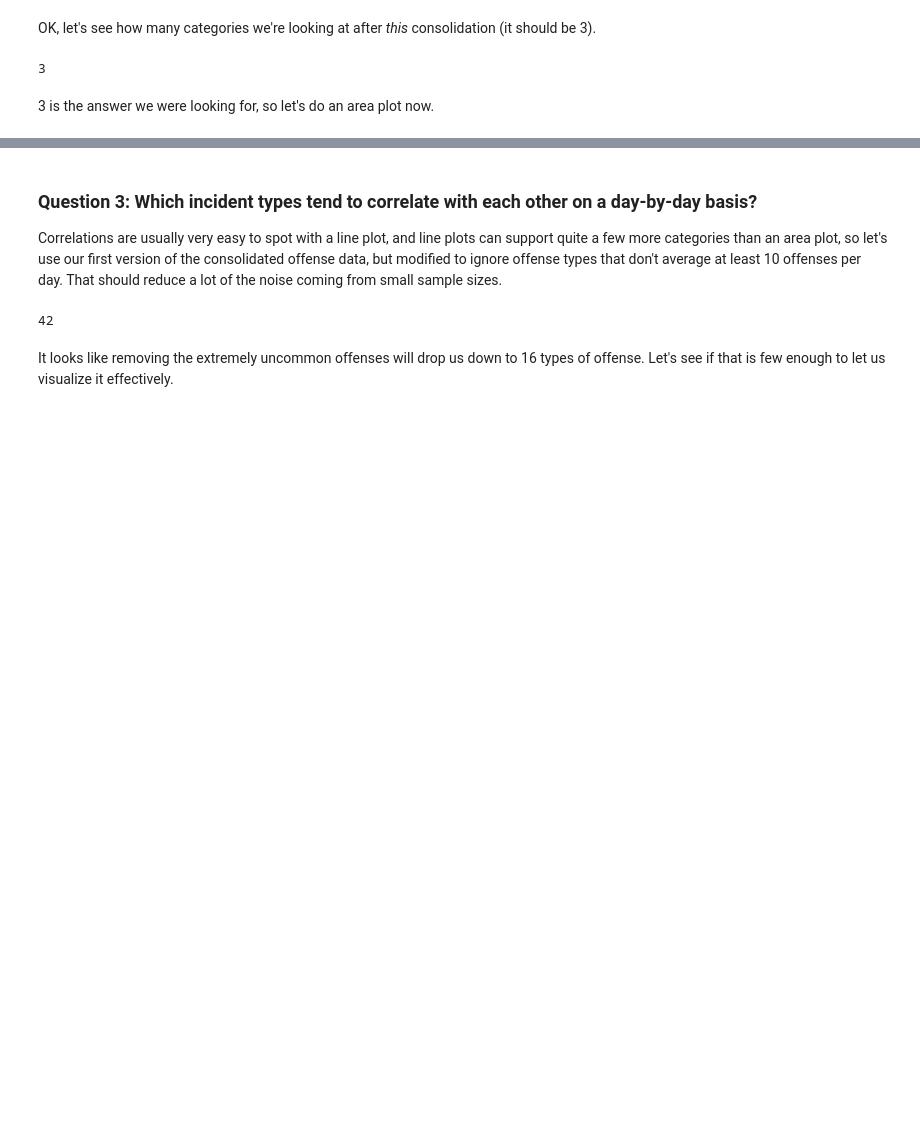
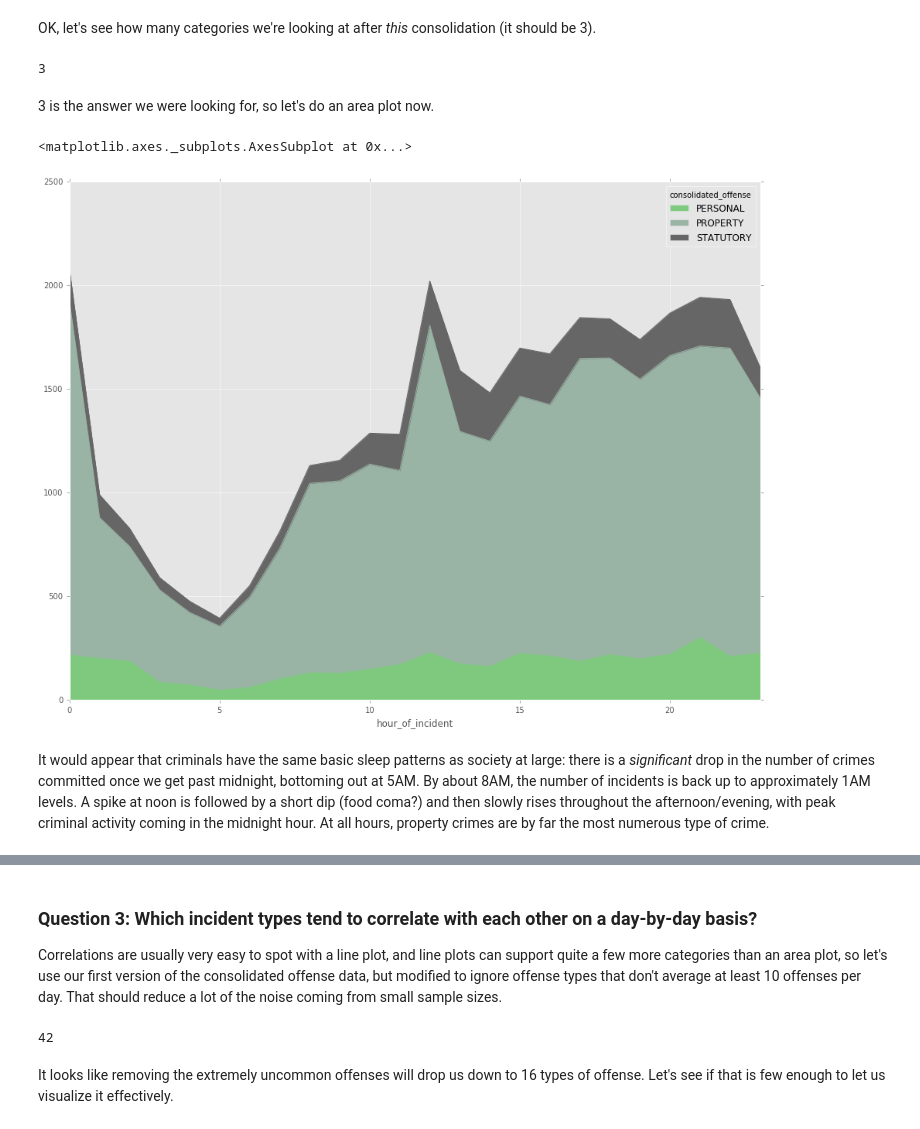
Before and after one commit to gthank/datasci_assignment_six, a Jupyter notebook: crime_analytics.ipynb, the cells around one changed output, grey strips where cells are left out. Cells and saved outputs as stored; diff of their text form; code cells hidden in the pictures; blank space fills up the shorter version.

```diff
--- a/crime_analytics.ipynb
+++ b/crime_analytics.ipynb
@@ -378,3 +378,22 @@ consolidated_with_date.consolidated_offense.nunique()
 3
 # %% [markdown]
 3 is the answer we were looking for, so let's do an area plot now.
+# %%
+hour_and_offense_counts = consolidated_with_hour.pivot_table(
+    index="hour_of_incident",  # We're going to use the date of the offense as the index.
+    columns="consolidated_offense",  # For each type of offense, we'll create a new column.
+    values="identity",  # The value we're counting; in the raw data, this is a 1 for
+                        # each offense.
+    aggfunc=sum,  # We want to roll up our count of `identity` for each category, so
+                  # we use the ``sum`` aggregation. If we omit this, the entire pivot
+                  # operation will fail because we will have more than one row for
+                  # each date.
+    dropna=False,  # We don't want to drop missing values; we'll use a "filler" value instead.
+    fill_value=0  # 0, to be precise.
+)
+hour_and_offense_counts.plot.area(figsize=(16,12), colormap='Accent')
+# %% [output]
+<matplotlib.axes._subplots.AxesSubplot at 0x...>
+[figure, added]
+# %% [markdown]
+It would appear that criminals have the same basic sleep patterns as society at large: there is a *significant* drop in the number of crimes committed once we get past midnight, bottoming out at 5AM. By about 8AM, the number of incidents is back up to approximately 1AM levels. A spike at noon is followed by a short dip (food coma?) and then slowly rises throughout the afternoon/evening, with peak criminal activity coming in the midnight hour. At all hours, property crimes are by far the most numerous type of crime.
```
Also changed, not shown: parts of 16 cells of this notebook.
